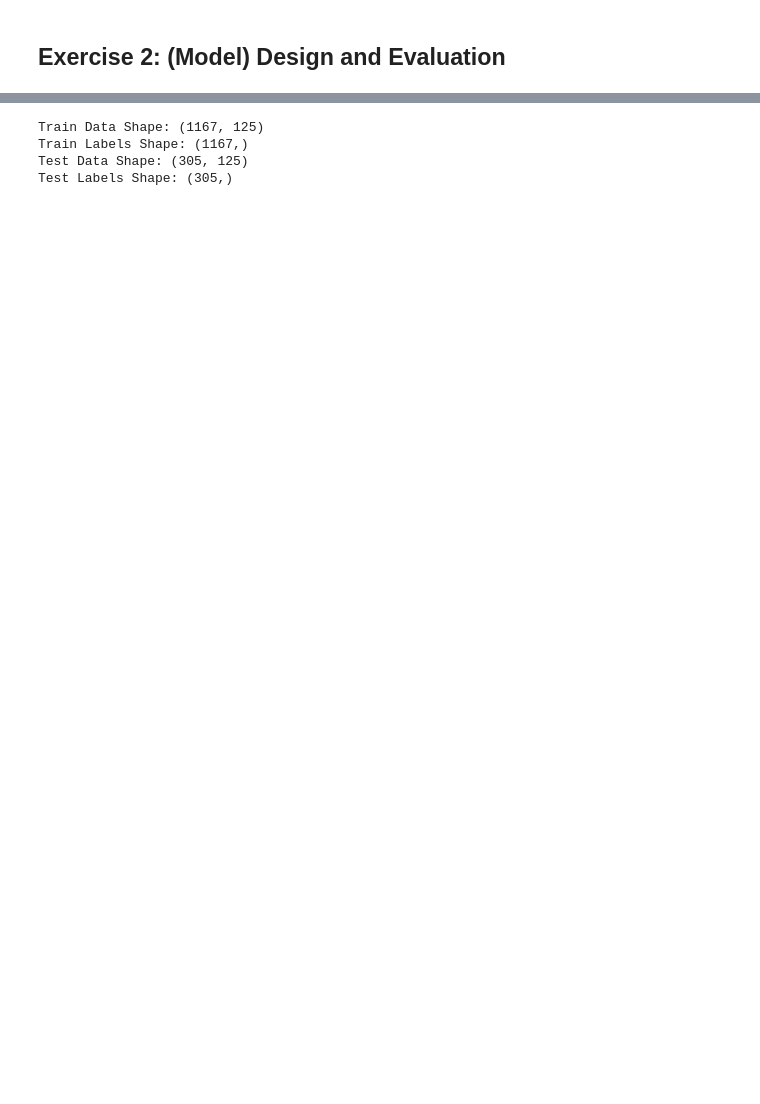
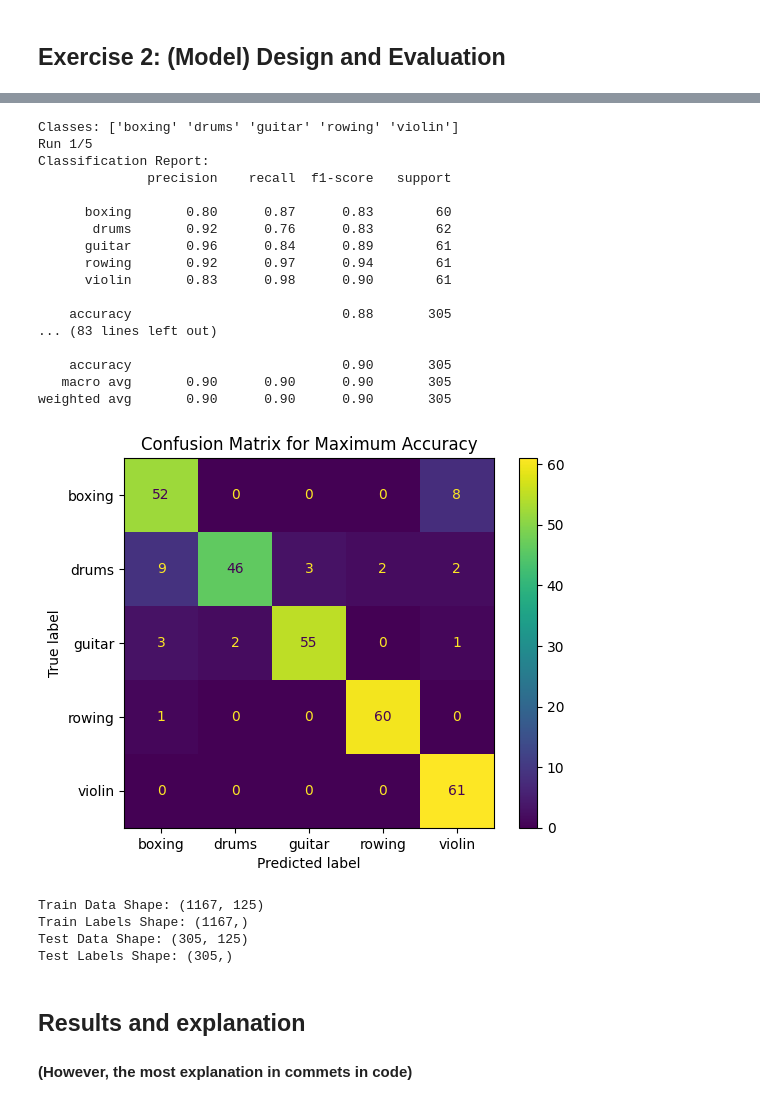
Before and after one commit to stDem/Learning-of-Structured-Data, a Jupyter notebook: assign3.ipynb, the cells around one changed output, grey strips where cells are left out. Cells and saved outputs as stored; diff of their text form; code cells hidden in the pictures; blank space fills up the shorter version.

```diff
--- a/assign3.ipynb
+++ b/assign3.ipynb
@@ -575 +563,46 @@ Mean Accuracy: 0.8734 ± 0.0049
+# %%
+# execution of the class:
+if __name__ == "__main__":
+    # Load dataset
+    dataset_design = DesignDataset(train_dir="data/train", test_dir="data/test")
+    X_train, y_train, X_test, y_test = dataset_design.get_train_test_data()
+
+    # normalize data (Ensures all features are on the same scale, so no single feature dominates the model due to larger values):
+    # normalization is not nesessary for random forest. Removing normalization doesn't change results almost at all.
+    scaler = StandardScaler() # StandardScaler and MinMaxScaler give us quite the same result
+    X_train = scaler.fit_transform(X_train)
+    X_test = scaler.transform(X_test)
+
+    # Encode labels:
+    label_encoder = LabelEncoder()
+    y_train = label_encoder.fit_transform(y_train) #Standardizes the training data (X_train) by: fit(): Calculates the mean (𝜇)
+                                                    # and standard deviation (𝜎) for each feature in the training data.
+                                                    # transform(): Applies the standardization formula to each feature in X_train.
+    y_test = label_encoder.transform(y_test) # Standardizes the test data (X_test) using the mean and standard deviation calculated from the training data during fit()
+
+
+
+    print("Classes:", label_encoder.classes_)
+
+    # Run experiments and evaluate:
+    run_experiments(X_train, y_train, X_test, y_test, label_encoder)
+# %% [output]
+Classes: ['boxing' 'drums' 'guitar' 'rowing' 'violin']
+Run 1/5
+Classification Report:
+              precision    recall  f1-score   support
+
+      boxing       0.80      0.87      0.83        60
+       drums       0.92      0.76      0.83        62
+      guitar       0.96      0.84      0.89        61
+      rowing       0.92      0.97      0.94        61
+      violin       0.83      0.98      0.90        61
+
+    accuracy                           0.88       305
+... (83 lines left out)
+
+    accuracy                           0.90       305
+   macro avg       0.90      0.90      0.90       305
+weighted avg       0.90      0.90      0.90       305
+[figure, added]
 # %%
@@ -586,3 +617,6 @@ Train Data Shape: (1167, 125)
 Train Labels Shape: (1167,)
 Test Data Shape: (305, 125)
 Test Labels Shape: (305,)
+# %% [markdown]
+## Results and explanation
+#### (However, the most explanation in commets in code)
```
Also changed, not shown: parts of 12 cells of this notebook.
